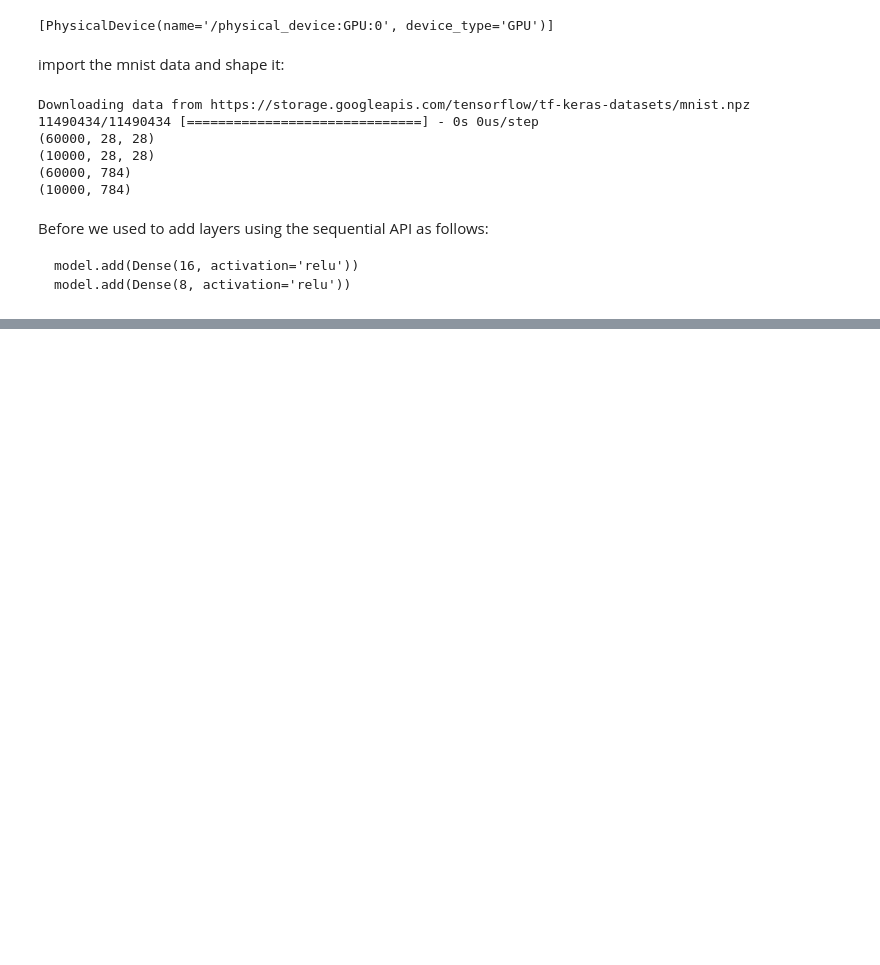
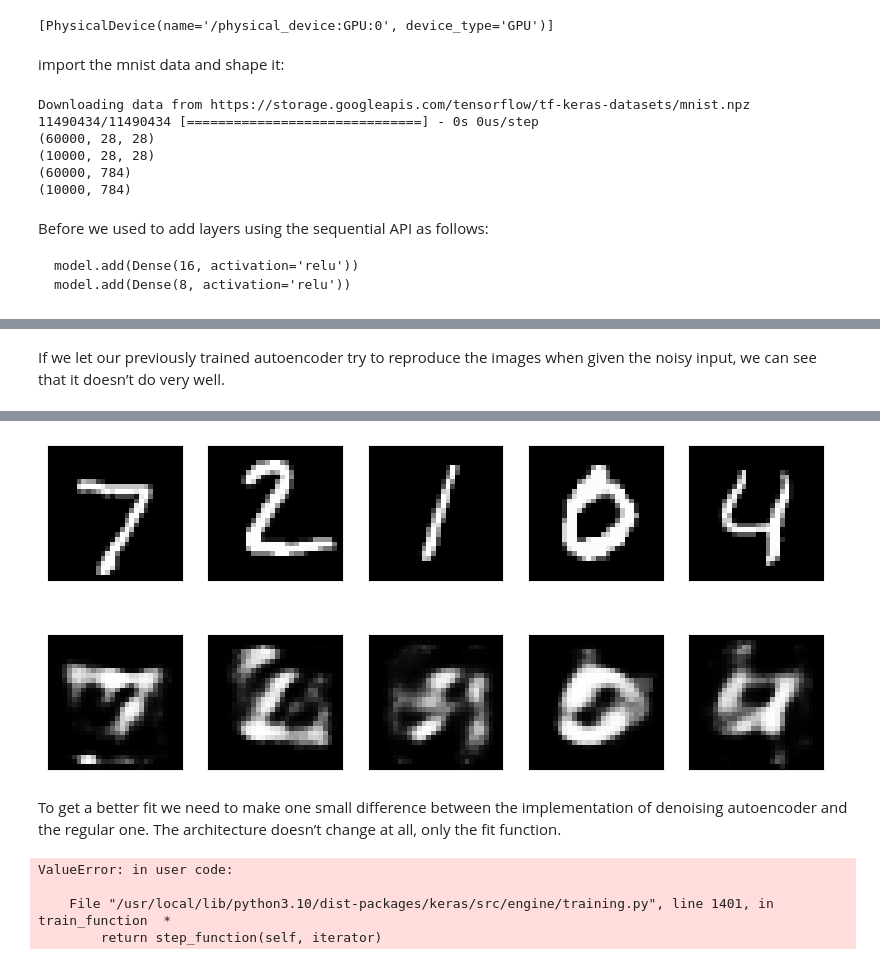
Before and after one commit to Andrei-WongE/ML_sandbox, a Jupyter notebook: Class_8.ipynb, the cells around one changed output, grey strips where cells are left out. Cells and saved outputs as stored; diff of their text form; code cells hidden in the pictures; blank space fills up the shorter version.

```diff
--- a/Class_8.ipynb
+++ b/Class_8.ipynb
@@ -75,0 +167,6 @@ layer_2 = Dense(8, activation='relu')(layer_1)
+# %% [markdown]
+If we let our previously trained autoencoder try to reproduce the images when given the noisy input,
+we can see that it doesn’t do very well.
+# %%
+plot_image_comparison(x_test, autoencoder.predict(x_test_noisy))
+# %% [output]
@@ -75,0 +175,12 @@ layer_2 = Dense(8, activation='relu')(layer_1)
+[figure, added]
+# %% [markdown]
+To get a better fit we need to make one small difference between the implementation of denoising
+autoencoder and the regular one. The architecture doesn’t change at all, only the fit function.
+# %%
+#Denoising autoencoder is trained as:
+autoencoder.fit(x_train_noisy)
+# %% [output]
+ValueError: in user code:
+
+    File "/usr/local/lib/python3.10/dist-packages/keras/src/engine/training.py", line 1401, in train_function  *
+        return step_function(self, iterator)
```
Also changed, not shown: parts of 9 cells of this notebook.
